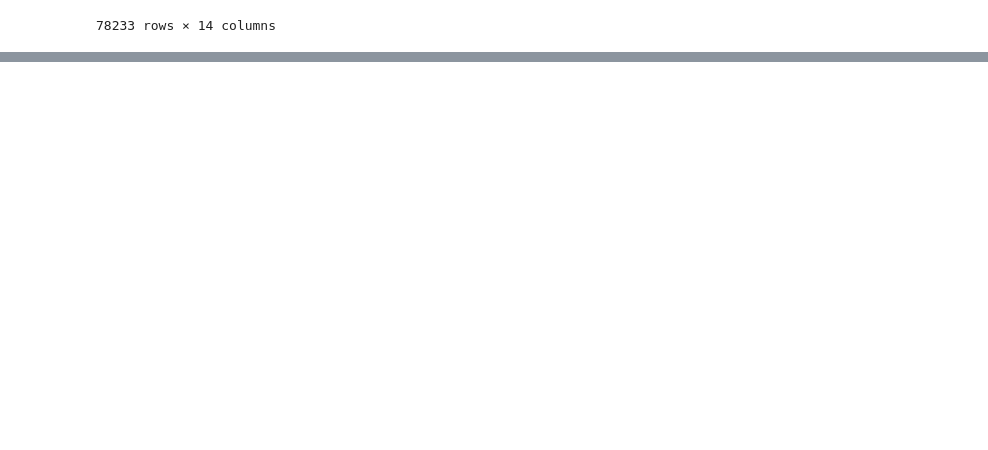
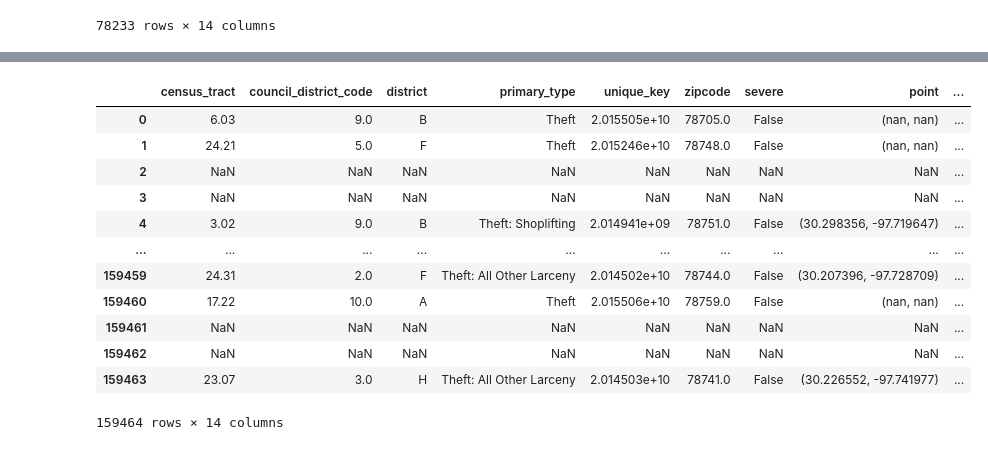
Before and after one commit to qnchenry-q/Crime_Instance_Analysis, a Jupyter notebook: moreEDA_Supervised.ipynb, the cells around one changed output, grey strips where cells are left out. Drawn from its saved outputs; the diff is of its cells as text; code cells hidden in the pictures; blank space fills up the shorter version.

```diff
--- a/moreEDA_Supervised.ipynb
+++ b/moreEDA_Supervised.ipynb
@@ -678,2 +665,5 @@ memory usage: 9.8+ MB
 # %%
 feature_df.to_csv('feature_df.csv')
+# %%
+cols_to_use = feature_df.columns.difference(Austin.columns)
+full_featurized = pd.merge(Austin, feature_df[cols_to_use], left_index=True, right_index=True, how='left')
@@ -679,0 +701,4 @@ feature_df.to_csv('feature_df.csv')
+# %%
+raw_data = pd.read_csv('austin_crime.csv')
+cols_to_use2 = full_featurized.columns.difference(raw_data.columns)
+semi_raw_targets_full = pd.merge(raw_data, full_featurized[cols_to_use2], left_index=True, right_index=True, how='left')
@@ -679,0 +721,18 @@ feature_df.to_csv('feature_df.csv')
+# %%
+feature_df2 = semi_raw_targets_full[list(feature_df.columns)]
+# %%
+feature_df2
+# %% [output]
+|  | census_tract | council_district_code | district | primary_type | unique_key | zipcode | severe | point | ... |
+| 0 | 6.03 | 9.0 | B | Theft | 2.015505e+10 | 78705.0 | False | (nan, nan) | ... |
+| 1 | 24.21 | 5.0 | F | Theft | 2.015246e+10 | 78748.0 | False | (nan, nan) | ... |
+| 2 | NaN | NaN | NaN | NaN | NaN | NaN | NaN | NaN | ... |
+| 3 | NaN | NaN | NaN | NaN | NaN | NaN | NaN | NaN | ... |
+| 4 | 3.02 | 9.0 | B | Theft: Shoplifting | 2.014941e+09 | 78751.0 | False | (30.298356, -97.719647) | ... |
+| ... | ... | ... | ... | ... | ... | ... | ... | ... | ... |
+| 159459 | 24.31 | 2.0 | F | Theft: All Other Larceny | 2.014502e+10 | 78744.0 | False | (30.207396, -97.728709) | ... |
+| 159460 | 17.22 | 10.0 | A | Theft | 2.015506e+10 | 78759.0 | False | (nan, nan) | ... |
+| 159461 | NaN | NaN | NaN | NaN | NaN | NaN | NaN | NaN | ... |
+| 159462 | NaN | NaN | NaN | NaN | NaN | NaN | NaN | NaN | ... |
+| 159463 | 23.07 | 3.0 | H | Theft: All Other Larceny | 2.014503e+10 | 78741.0 | False | (30.226552, -97.741977) | ... |
+159464 rows × 14 columns
```
Also changed, not shown: parts of 20 cells of this notebook, 4 other files.
